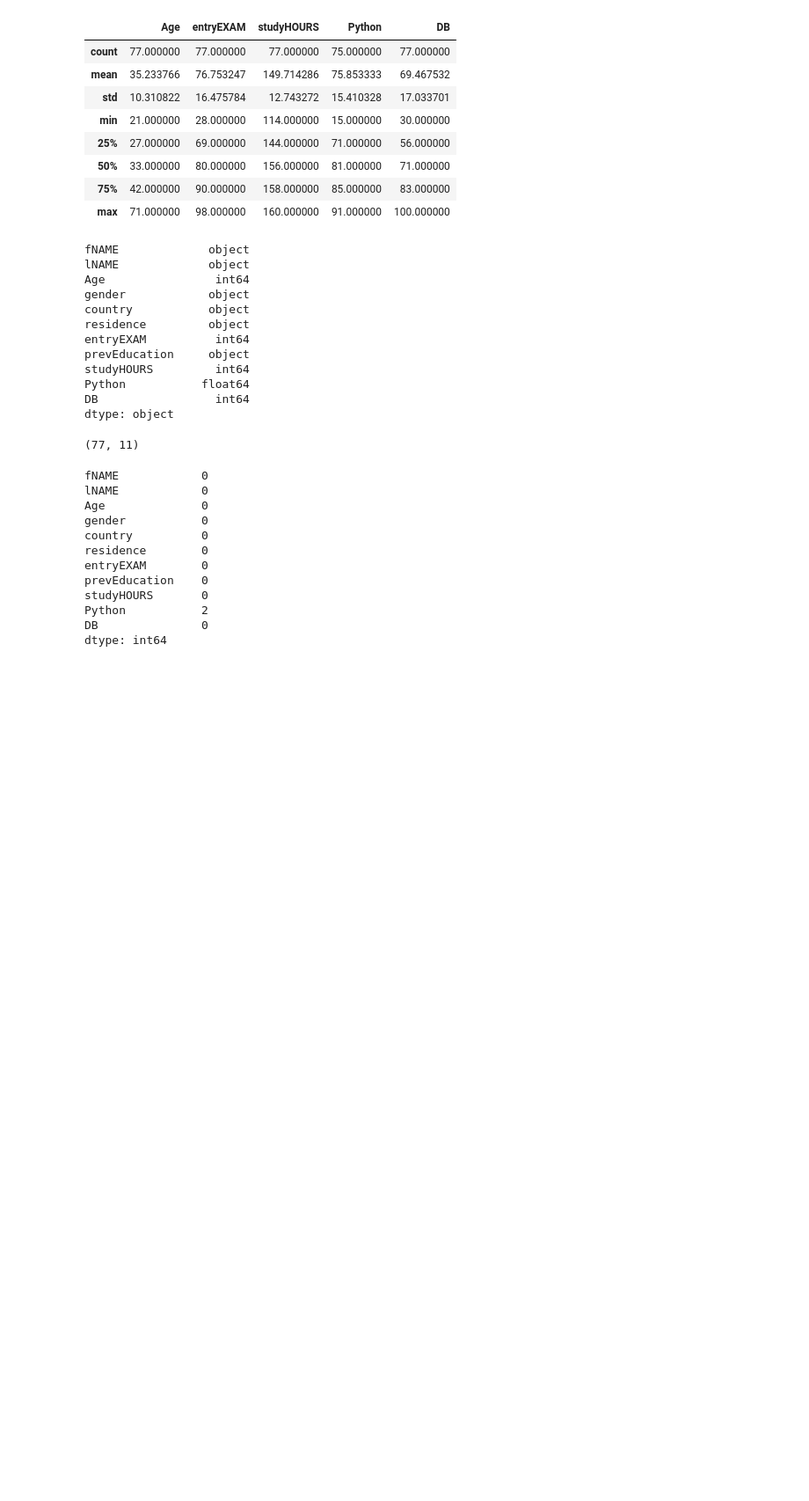
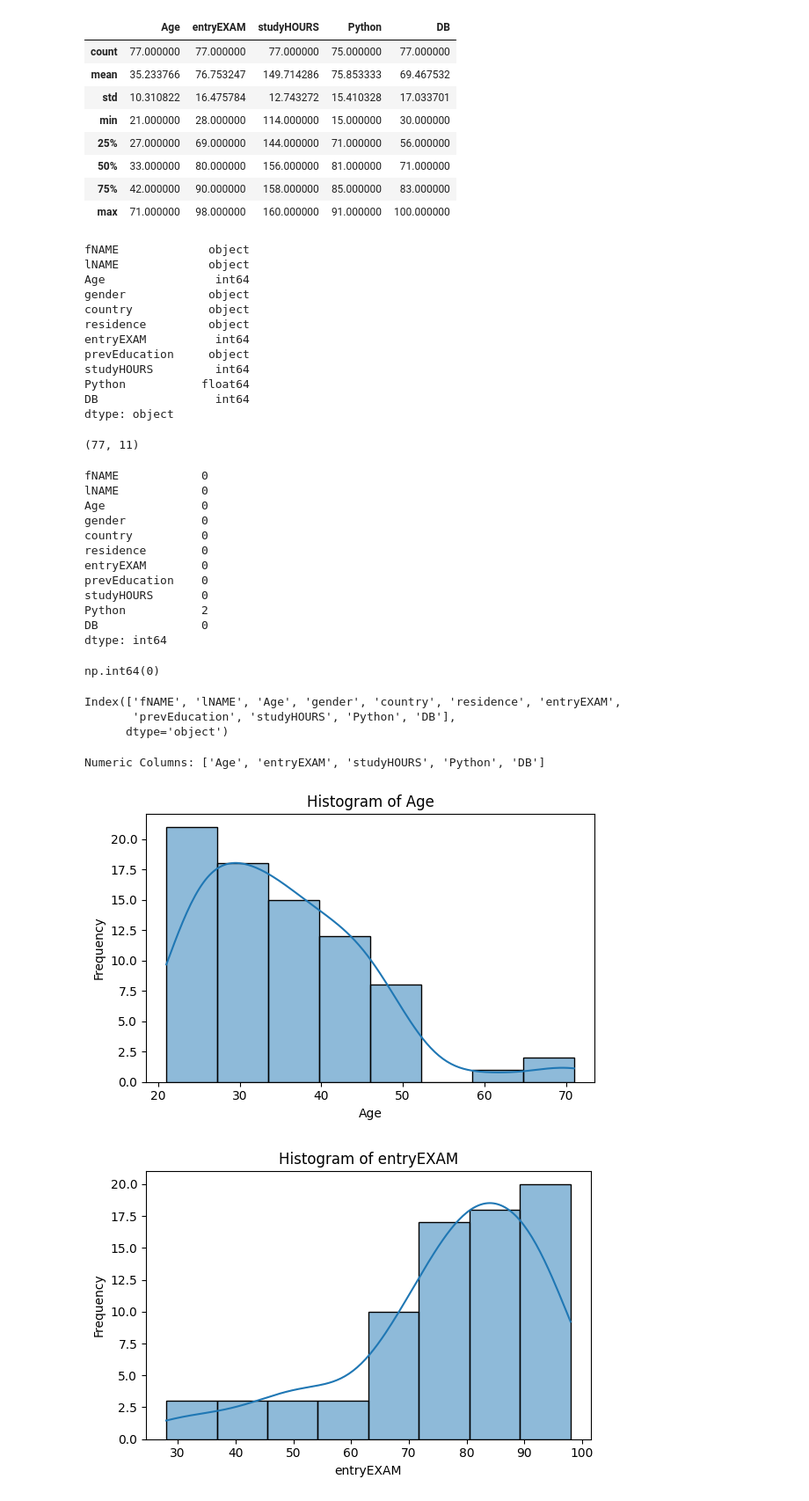
Before and after one commit to lukhi-laksh/Kaggle-Notebooks, a Jupyter notebook: Bi Intro/Bi_Intro.ipynb, the cells around one changed output. Shown: that part at 88% size. Drawn from its saved outputs; the diff is of its cells as text; code cells hidden in the pictures; blank space fills up the shorter version.

```diff
--- a/Bi Intro/Bi_Intro.ipynb
+++ b/Bi Intro/Bi_Intro.ipynb
@@ -72,3 +72,60 @@ studyHOURS       0
 Python           2
 DB               0
 dtype: int64
+# %%
+df.duplicated().sum()
+# %% [output]
+np.int64(0)
+# %%
+df.columns
+# %% [output]
+Index(['fNAME', 'lNAME', 'Age', 'gender', 'country', 'residence', 'entryEXAM',
+       'prevEducation', 'studyHOURS', 'Python', 'DB'],
+      dtype='object')
+# %%
+numeric_df = df.select_dtypes(include=[np.number])
+print('Numeric Columns:', numeric_df.columns.tolist())
+
+## Histograms for numeric variables
+numeric_cols = numeric_df.columns
+for col in numeric_cols:
+    plt.figure(figsize=(6,4))
+    sns.histplot(numeric_df[col], kde=True)
+    plt.title(f'Histogram of {col}')
+    plt.xlabel(col)
+    plt.ylabel('Frequency')
+    plt.tight_layout()
+    plt.show()
+
+## Count plots for categorical variables (gender, country, residence, prevEducation)
+categorical_cols = ['gender', 'country', 'residence', 'prevEducation']
+for col in categorical_cols:
+    if col in df.columns:
+        plt.figure(figsize=(7,4))
+        # Ensure the column is treated as string and remove palette
+        sns.countplot(data=df, x=df[col].astype(str), color=sns.color_palette('viridis')[0]) # Using a single color from viridis
+        plt.title(f'Count Plot of {col}')
+        plt.xlabel(col)
+        plt.ylabel('Count')
+        plt.xticks(rotation=45)
+        plt.tight_layout()
+        plt.show()
+
+## Pair Plot to examine relationships among numeric variables
+sns.pairplot(numeric_df)
+plt.show()
+
+# Correlation Heatmap - ensure at least 4 numeric columns are available
+if len(numeric_df.columns) >= 4:
+    plt.figure(figsize=(8,6))
+    corr = numeric_df.corr(numeric_only=True)
+    sns.heatmap(corr, annot=True, cmap='coolwarm', fmt='.2f')
+    plt.title('Correlation Heatmap')
+    plt.tight_layout()
+    plt.show()
+else:
+    print('Not enough numeric columns for a correlation heatmap.')
+# %% [output]
+Numeric Columns: ['Age', 'entryEXAM', 'studyHOURS', 'Python', 'DB']
+[figure, added]
+[figure, added]
```
Also changed, not shown: parts of 1 cell of this notebook.
